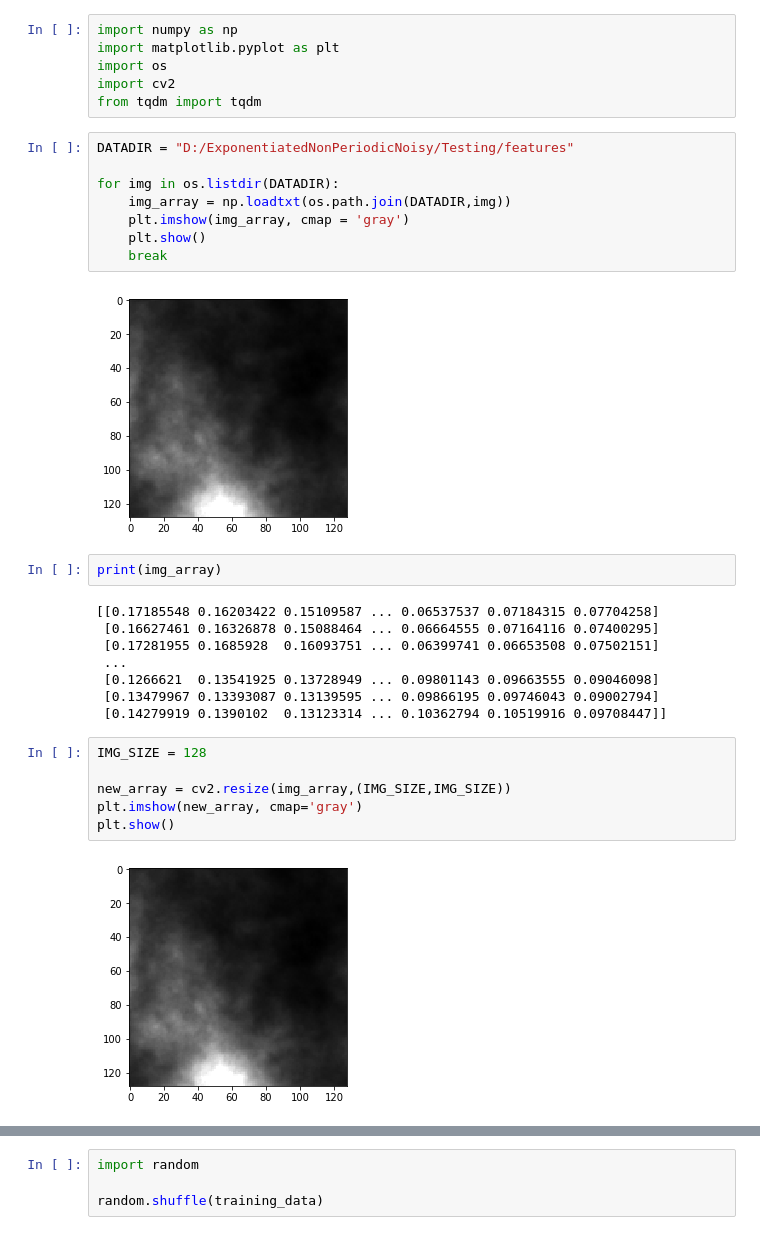
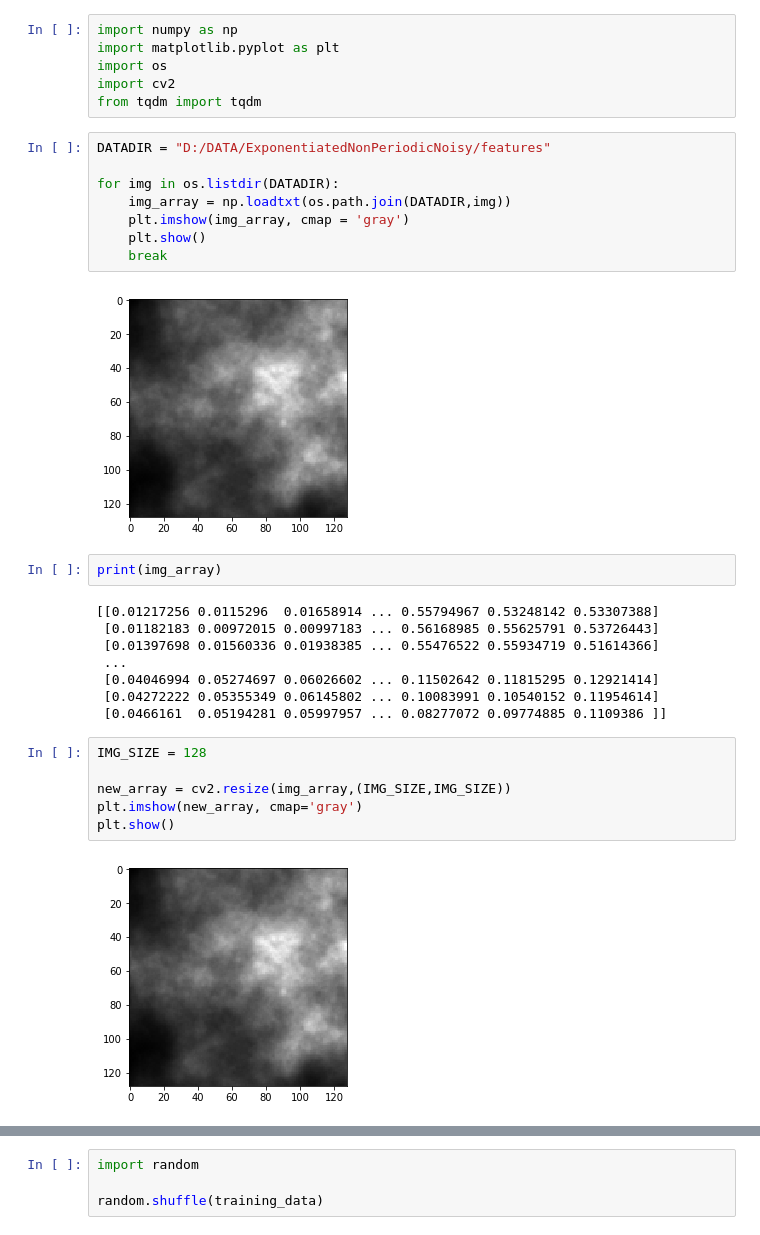
Before and after one commit to MBates92/Scripts, a Jupyter notebook: Loading fBm fields for ConvNet.ipynb, the cells around one changed output, grey strips where cells are left out. Saved outputs shown, nothing was run; the diff lists cells and outputs as text.

```diff
--- a/Loading fBm fields for ConvNet.ipynb
+++ b/Loading fBm fields for ConvNet.ipynb
@@ -5,25 +5,25 @@ import os
 import cv2
 from tqdm import tqdm
 # %%
-DATADIR = "D:/ExponentiatedNonPeriodicNoisy/Testing/features"
+DATADIR = "D:/DATA/ExponentiatedNonPeriodicNoisy/features"
 
 for img in os.listdir(DATADIR):
     img_array = np.loadtxt(os.path.join(DATADIR,img))
     plt.imshow(img_array, cmap = 'gray')
     plt.show()
     break
 # %% [output]
-[figure, old version]
+[figure, new version]
 # %%
 print(img_array)
 # %% [output]
-[[0.17185548 0.16203422 0.15109587 ... 0.06537537 0.07184315 0.07704258]
- [0.16627461 0.16326878 0.15088464 ... 0.06664555 0.07164116 0.07400295]
- [0.17281955 0.1685928  0.16093751 ... 0.06399741 0.06653508 0.07502151]
+[[0.01217256 0.0115296  0.01658914 ... 0.55794967 0.53248142 0.53307388]
+ [0.01182183 0.00972015 0.00997183 ... 0.56168985 0.55625791 0.53726443]
+ [0.01397698 0.01560336 0.01938385 ... 0.55476522 0.55934719 0.51614366]
  ...
- [0.1266621  0.13541925 0.13728949 ... 0.09801143 0.09663555 0.09046098]
- [0.13479967 0.13393087 0.13139595 ... 0.09866195 0.09746043 0.09002794]
- [0.14279919 0.1390102  0.13123314 ... 0.10362794 0.10519916 0.09708447]]
+ [0.04046994 0.05274697 0.06026602 ... 0.11502642 0.11815295 0.12921414]
+ [0.04272222 0.05355349 0.06145802 ... 0.10083991 0.10540152 0.11954614]
+ [0.0466161  0.05194281 0.05997957 ... 0.08277072 0.09774885 0.1109386 ]]
 # %%
 IMG_SIZE = 128
 
@@ -31,5 +31,5 @@ new_array = cv2.resize(img_array,(IMG_SIZE,IMG_SIZE))
 plt.imshow(new_array, cmap='gray')
 plt.show()
 # %% [output]
-[figure, old version]
+[figure, new version]
 # %%
```
Also changed, not shown: parts of 6 cells of this notebook.
